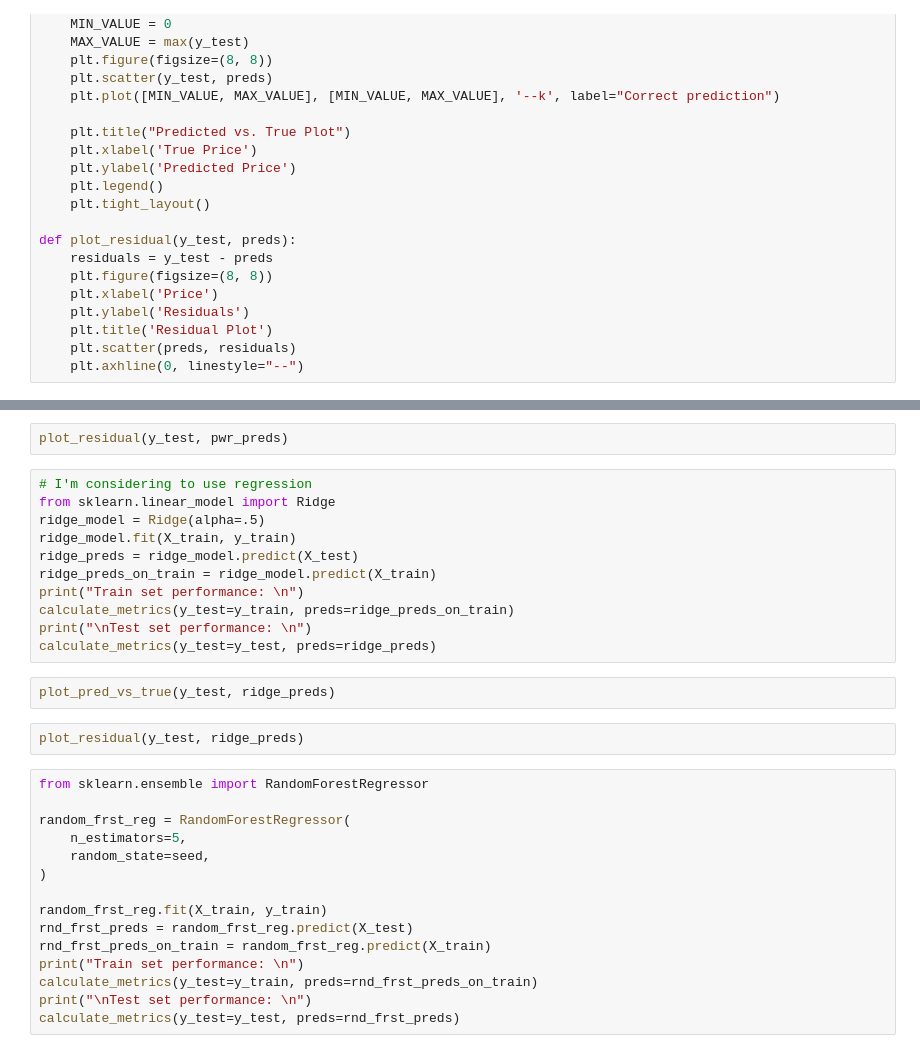
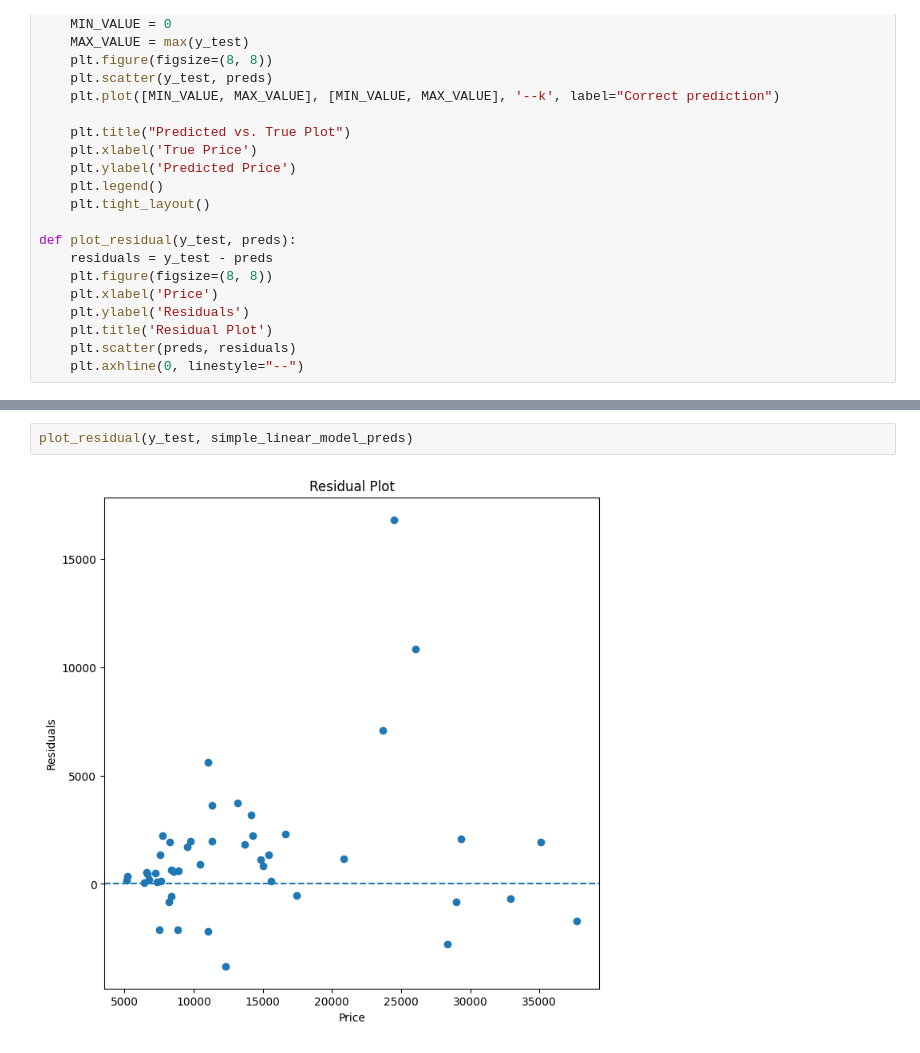
Before and after one commit to skillsharer/car-dealership, a Jupyter notebook: model/train.ipynb, the cells around one changed output, grey strips where cells are left out. Saved outputs shown, nothing was run; the diff lists cells and outputs as text.

Commit message:
Fixed data and train

```diff
--- a/model/train.ipynb
+++ b/model/train.ipynb
@@ -126,32 +239,4 @@ plot_pred_vs_true(y_test, pwr_preds)
 # %%
-plot_residual(y_test, pwr_preds)
+plot_residual(y_test, simple_linear_model_preds)
+# %% [output]
+[figure, added]
-# %%
-# I'm considering to use regression
-from sklearn.linear_model import Ridge
-ridge_model = Ridge(alpha=.5)
-ridge_model.fit(X_train, y_train)
-ridge_preds = ridge_model.predict(X_test)
-ridge_preds_on_train = ridge_model.predict(X_train)
-print("Train set performance: \n")
-calculate_metrics(y_test=y_train, preds=ridge_preds_on_train)
-print("\nTest set performance: \n")
-calculate_metrics(y_test=y_test, preds=ridge_preds)
-# %%
-plot_pred_vs_true(y_test, ridge_preds)
-# %%
-plot_residual(y_test, ridge_preds)
-# %%
-from sklearn.ensemble import RandomForestRegressor
-
-random_frst_reg = RandomForestRegressor(
-    n_estimators=5,
-    random_state=seed,
-)
-
-random_frst_reg.fit(X_train, y_train)
-rnd_frst_preds = random_frst_reg.predict(X_test)
-rnd_frst_preds_on_train = random_frst_reg.predict(X_train)
-print("Train set performance: \n")
-calculate_metrics(y_test=y_train, preds=rnd_frst_preds_on_train)
-print("\nTest set performance: \n")
-calculate_metrics(y_test=y_test, preds=rnd_frst_preds)
```
Also changed, not shown: parts of 17 cells of this notebook, 1 other file.
